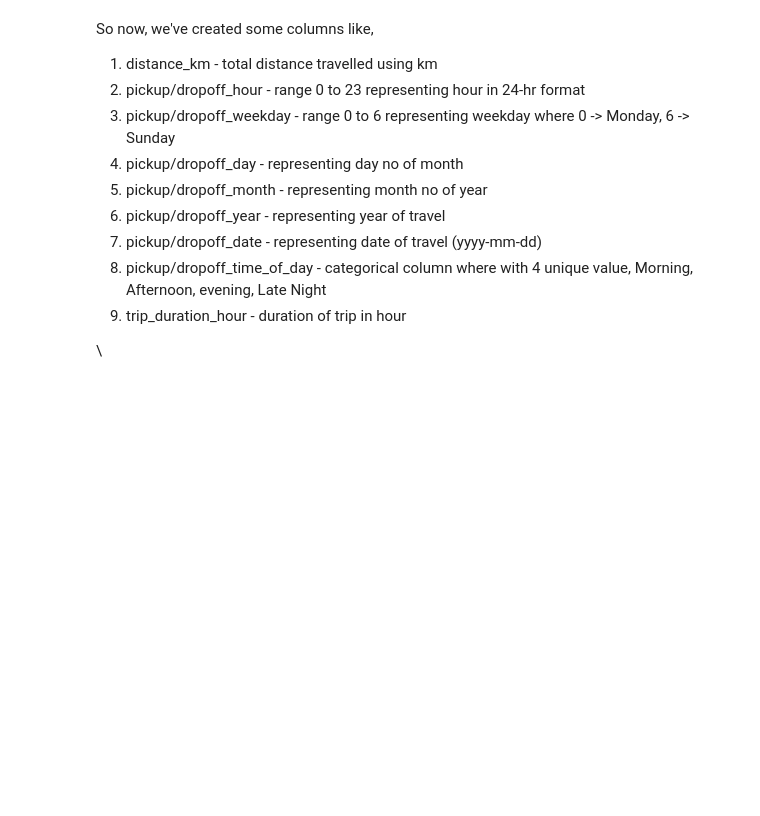
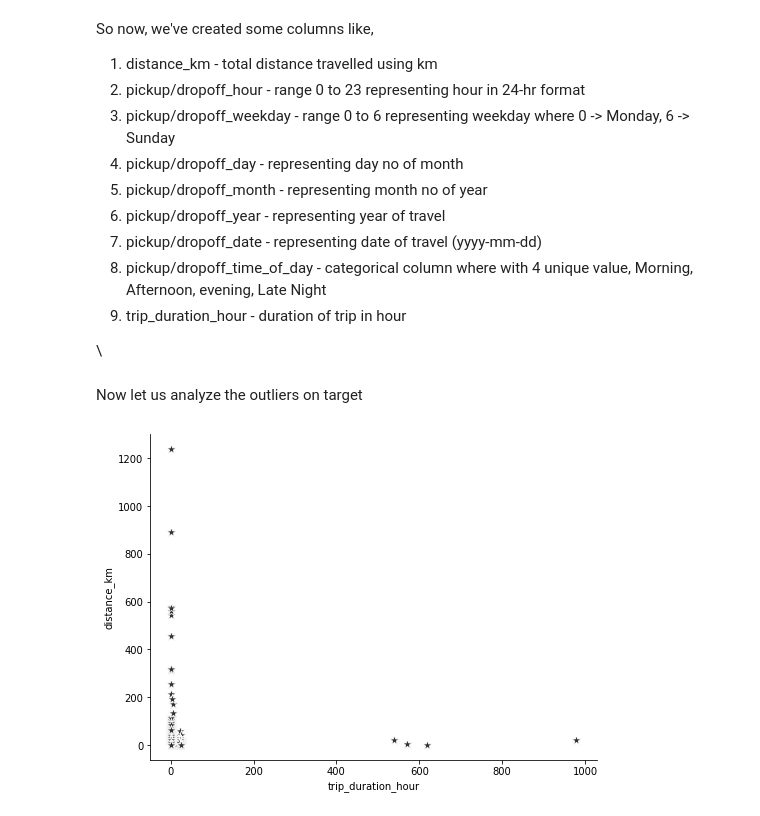
Before and after one commit to sdwaghmare1998/NYC-Taxi-Trip-Time-Prediction, a Jupyter notebook: NYC_Taxi_Trip_Time_Prediction_Capstone_Project_by_Saurabh_Waghmare.ipynb, the cells around one changed output. Drawn from its saved outputs; the diff is of its cells as text; code cells hidden in the pictures; blank space fills up the shorter version.

```diff
--- a/NYC_Taxi_Trip_Time_Prediction_Capstone_Project_by_Saurabh_Waghmare.ipynb
+++ b/NYC_Taxi_Trip_Time_Prediction_Capstone_Project_by_Saurabh_Waghmare.ipynb
@@ -286,3 +286,12 @@ So now, we've created some columns like,
 9.   trip_duration_hour - duration of trip in hour
 
 \
+# %% [markdown]
+
+Now let us analyze the outliers on target
+# %%
+plt.figure(figsize=(8, 6))
+sns.scatterplot(data=dataFrame, x="trip_duration_hour", y="distance_km", s=100, color=".2", marker="*")
+sns.despine()
+# %% [output]
+[figure, added]
```
Also changed, not shown: parts of 20 cells of this notebook.
